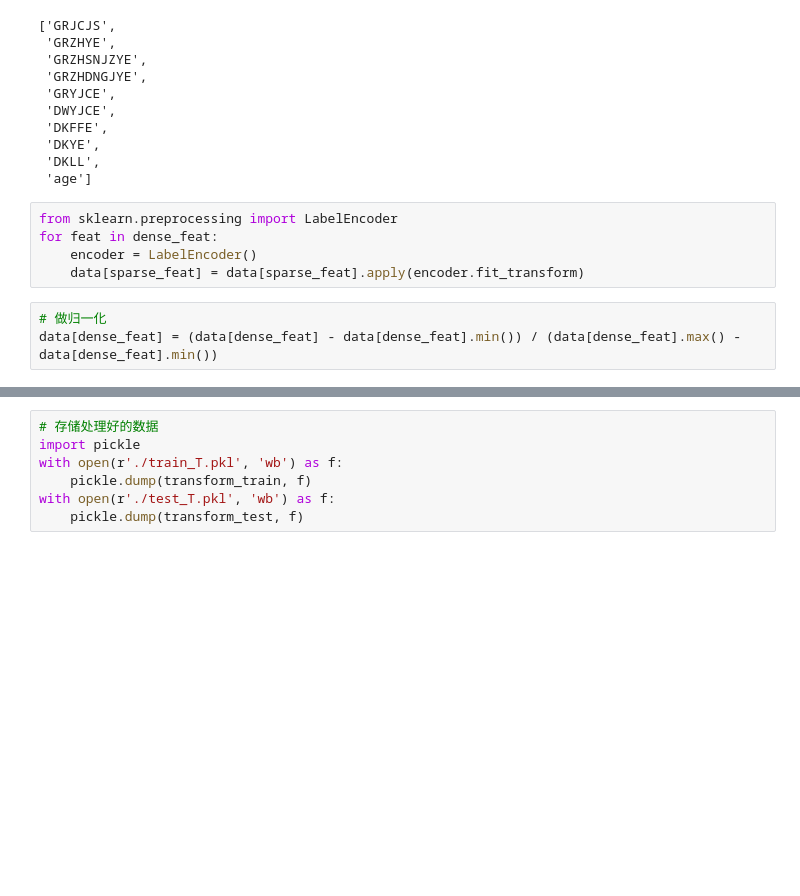
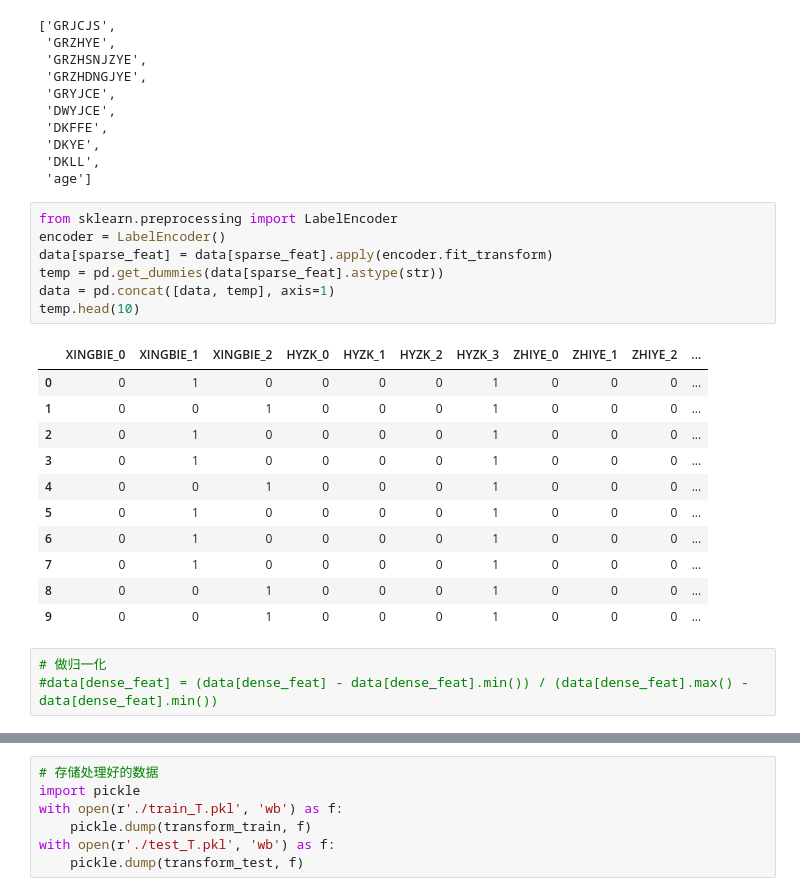
Before and after one commit to liuqidong07/OverduePrediction, a Jupyter notebook: data/checkData.ipynb, the cells around one changed output, grey strips where cells are left out. Cells and saved outputs as stored; diff of their text form; blank space fills up the shorter version.

```diff
--- a/data/checkData.ipynb
+++ b/data/checkData.ipynb
@@ -86,12 +70,26 @@ dense_feat
  'age']
 # %%
 from sklearn.preprocessing import LabelEncoder
-for feat in dense_feat:
-    encoder = LabelEncoder()
-    data[sparse_feat] = data[sparse_feat].apply(encoder.fit_transform)
+encoder = LabelEncoder()
+data[sparse_feat] = data[sparse_feat].apply(encoder.fit_transform)
+temp = pd.get_dummies(data[sparse_feat].astype(str))
+data = pd.concat([data, temp], axis=1)
+temp.head(10)
+# %% [output]
+|  | XINGBIE_0 | XINGBIE_1 | XINGBIE_2 | HYZK_0 | HYZK_1 | HYZK_2 | HYZK_3 | ZHIYE_0 | ZHIYE_1 | ZHIYE_2 | ... |
+| 0 | 0 | 1 | 0 | 0 | 0 | 0 | 1 | 0 | 0 | 0 | ... |
+| 1 | 0 | 0 | 1 | 0 | 0 | 0 | 1 | 0 | 0 | 0 | ... |
+| 2 | 0 | 1 | 0 | 0 | 0 | 0 | 1 | 0 | 0 | 0 | ... |
+| 3 | 0 | 1 | 0 | 0 | 0 | 0 | 1 | 0 | 0 | 0 | ... |
+| 4 | 0 | 0 | 1 | 0 | 0 | 0 | 1 | 0 | 0 | 0 | ... |
+| 5 | 0 | 1 | 0 | 0 | 0 | 0 | 1 | 0 | 0 | 0 | ... |
+| 6 | 0 | 1 | 0 | 0 | 0 | 0 | 1 | 0 | 0 | 0 | ... |
+| 7 | 0 | 1 | 0 | 0 | 0 | 0 | 1 | 0 | 0 | 0 | ... |
+| 8 | 0 | 0 | 1 | 0 | 0 | 0 | 1 | 0 | 0 | 0 | ... |
+| 9 | 0 | 0 | 1 | 0 | 0 | 0 | 1 | 0 | 0 | 0 | ... |
 # %%
 # 做归一化
-data[dense_feat] = (data[dense_feat] - data[dense_feat].min()) / (data[dense_feat].max() - data[dense_feat].min())
+#data[dense_feat] = (data[dense_feat] - data[dense_feat].min()) / (data[dense_feat].max() - data[dense_feat].min())
 # %%
 data.head(10)
 # %% [output]
```
Also changed, not shown: parts of 20 cells of this notebook, 1 other file.
